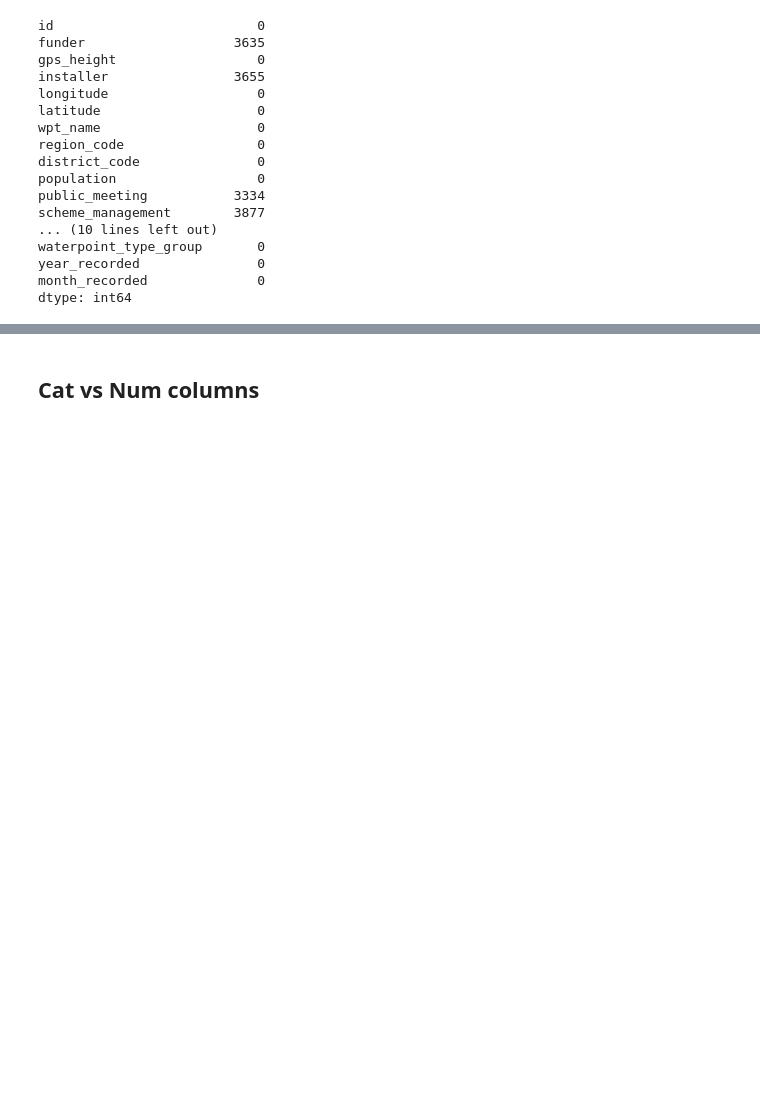
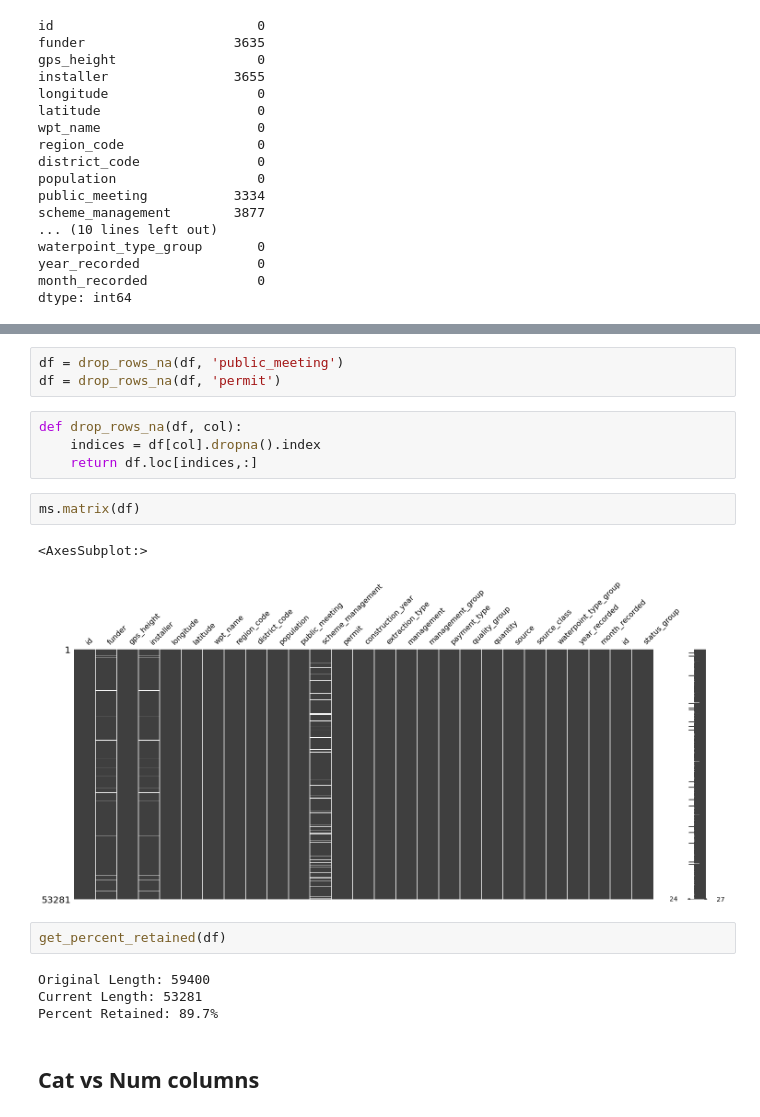
Before and after one commit to singsang2/Tanzanian-Water-Well-Project, a Jupyter notebook: student.ipynb, the cells around one changed output, grey strips where cells are left out. Saved outputs shown, nothing was run; the diff lists cells and outputs as text; blank space fills up the shorter version.

```diff
--- a/student.ipynb
+++ b/student.ipynb
@@ -116,3 +149,21 @@ dtype: int64
+# %%
+df = drop_rows_na(df, 'public_meeting')
+df = drop_rows_na(df, 'permit')
+# %%
+def drop_rows_na(df, col):
+    indices = df[col].dropna().index
+    return df.loc[indices,:]
+# %%
+ms.matrix(df)
+# %% [output]
+<AxesSubplot:>
+[figure, added]
+# %%
+get_percent_retained(df)
+# %% [output]
+Original Length: 59400
+Current Length: 53281
+Percent Retained: 89.7%
 # %% [markdown]
 ## Cat vs Num columns
 # %%
```
Also changed, not shown: parts of 43 cells of this notebook, 1 other file.
